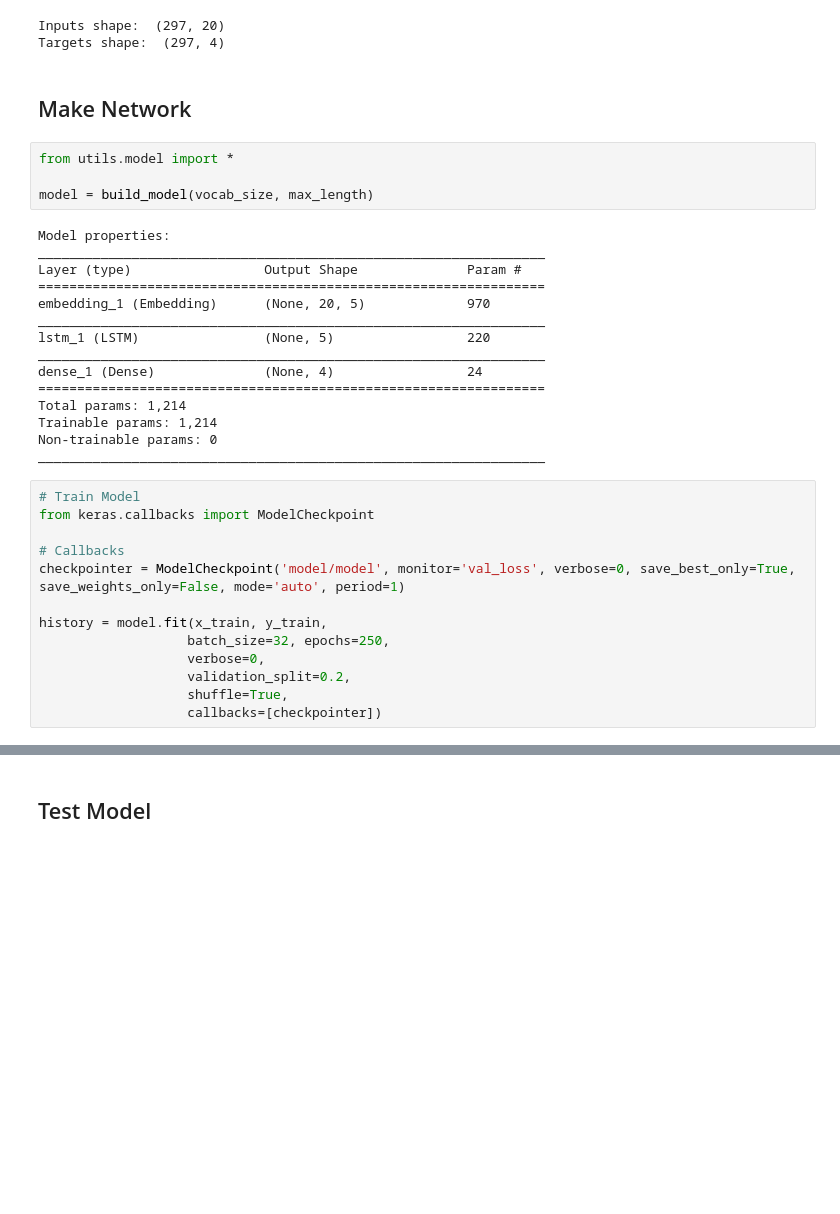
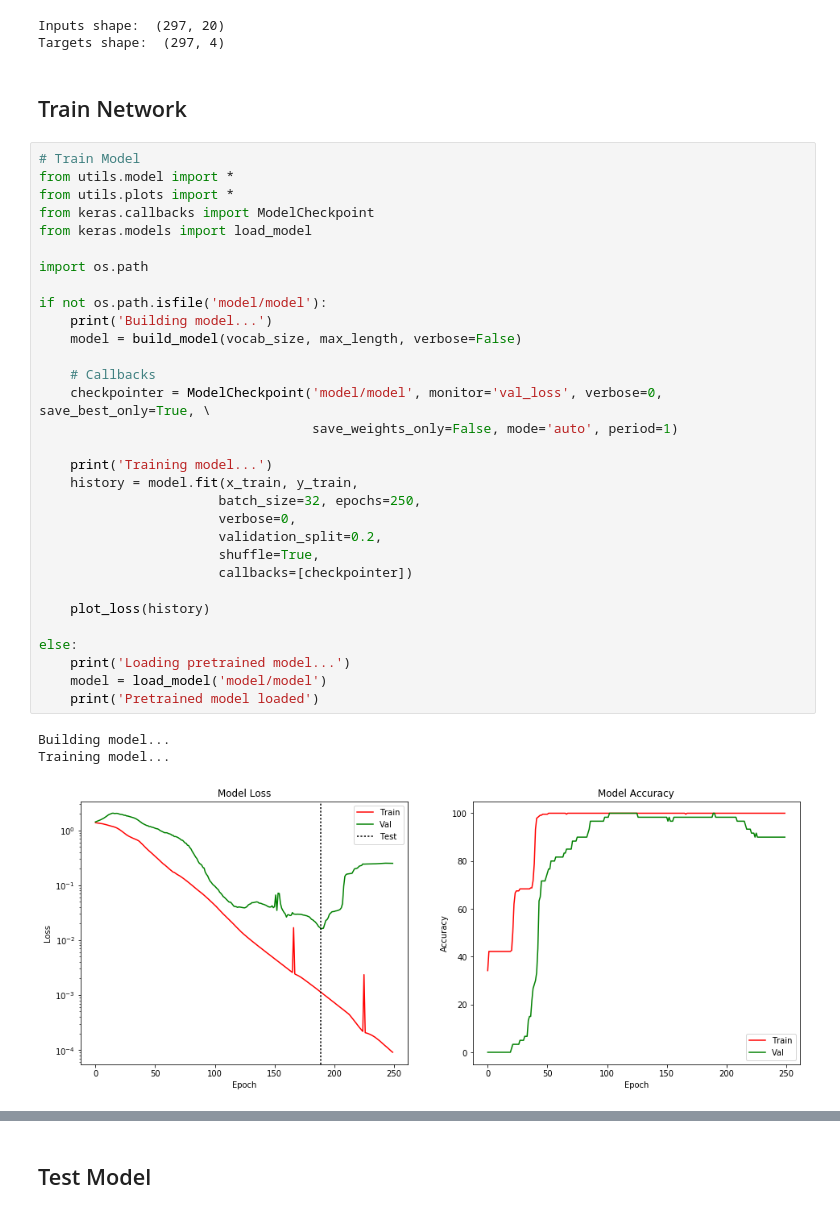
Before and after one commit to jordaninturrisi/culture_amp_coding_test, a Jupyter notebook: Culture_Amp.ipynb, the cells around one changed output, grey strips where cells are left out. Cells and saved outputs as stored; diff of their text form; blank space fills up the shorter version.

```diff
--- a/Culture_Amp.ipynb
+++ b/Culture_Amp.ipynb
@@ -58,39 +58,42 @@ x_train, y_train, tokenizer, max_length, vocab_size = create_training_vectors(in
 Inputs shape:  (297, 20)
 Targets shape:  (297, 4)
 # %% [markdown]
-## Make Network
+## Train Network
-# %%
-from utils.model import *
-
-model = build_model(vocab_size, max_length)
-# %% [output]
-Model properties:
-_________________________________________________________________
-Layer (type)                 Output Shape              Param #
-=================================================================
-embedding_1 (Embedding)      (None, 20, 5)             970
-_________________________________________________________________
-lstm_1 (LSTM)                (None, 5)                 220
-_________________________________________________________________
-dense_1 (Dense)              (None, 4)                 24
-=================================================================
-Total params: 1,214
-Trainable params: 1,214
-Non-trainable params: 0
-_________________________________________________________________
 # %%
 # Train Model
+from utils.model import *
+from utils.plots import *
 from keras.callbacks import ModelCheckpoint
+from keras.models import load_model
 
-# Callbacks
-checkpointer = ModelCheckpoint('model/model', monitor='val_loss', verbose=0, save_best_only=True, save_weights_only=False, mode='auto', period=1)
+import os.path
 
-history = model.fit(x_train, y_train,
-                   batch_size=32, epochs=250,
-                   verbose=0,
-                   validation_split=0.2,
-                   shuffle=True,
-                   callbacks=[checkpointer])
+if not os.path.isfile('model/model'):
+    print('Building model...')
+    model = build_model(vocab_size, max_length, verbose=False)
+
+    # Callbacks
+    checkpointer = ModelCheckpoint('model/model', monitor='val_loss', verbose=0, save_best_only=True, \
+                                   save_weights_only=False, mode='auto', period=1)
+
+    print('Training model...')
+    history = model.fit(x_train, y_train,
+                       batch_size=32, epochs=250,
+                       verbose=0,
+                       validation_split=0.2,
+                       shuffle=True,
+                       callbacks=[checkpointer])
+
+    plot_loss(history)
+
+else:
+    print('Loading pretrained model...')
+    model = load_model('model/model')
+    print('Pretrained model loaded')
+# %% [output]
+Building model...
+Training model...
+[figure, added]
 # %%
 # Evalute Model
 
```
Also changed, not shown: parts of 6 cells of this notebook, 5 other files.
